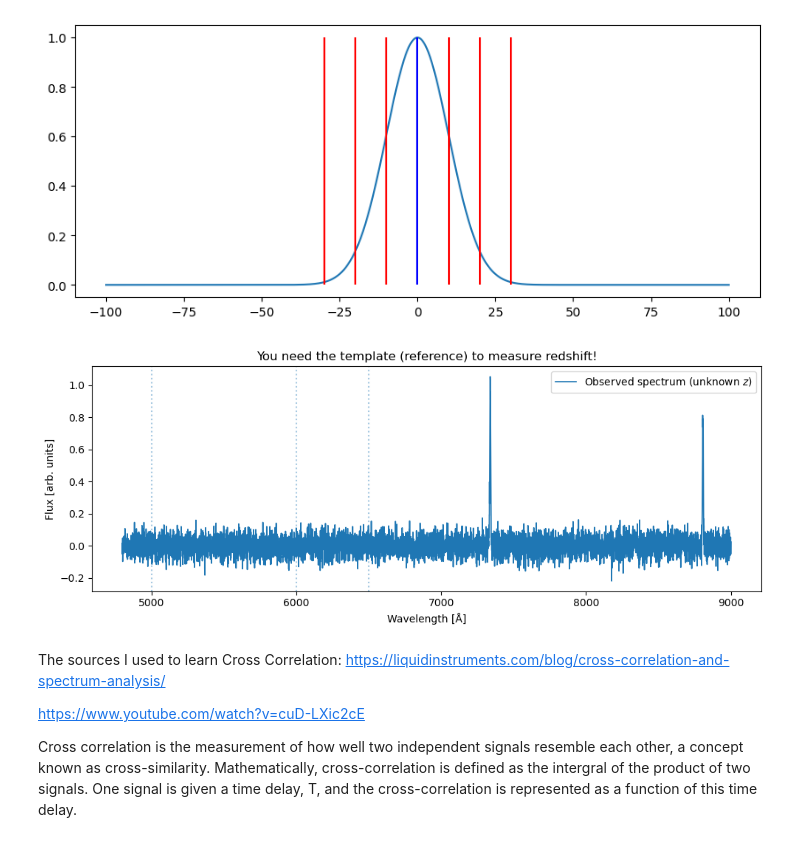
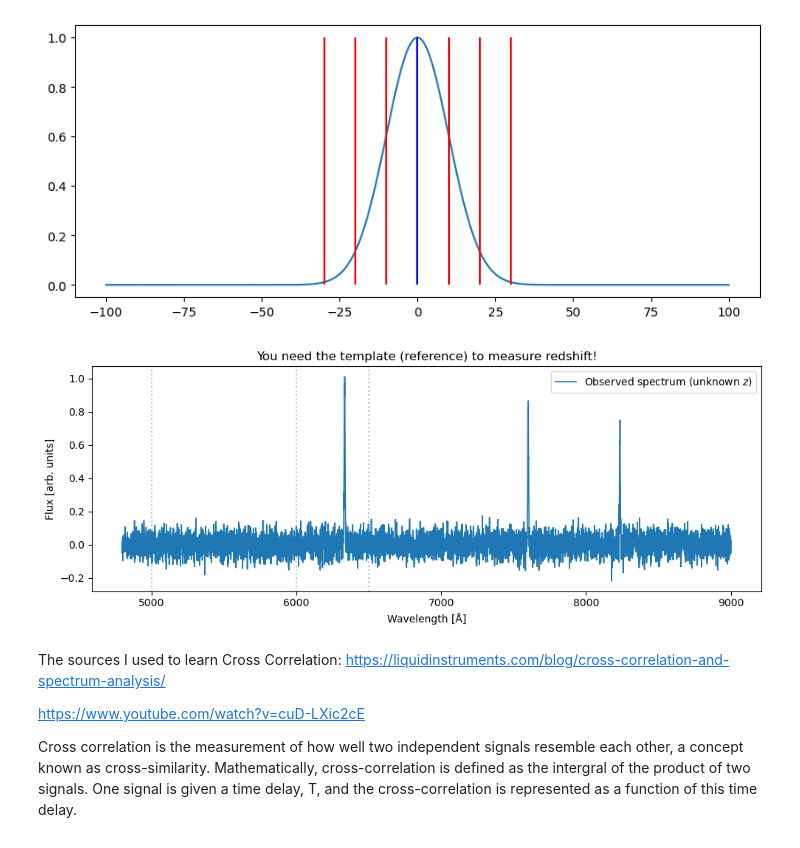
Before and after one commit to ripRoot/Redshift, a Jupyter notebook: BeginningNotes/Redshift-ExampleCrossCorrelation.ipynb, the cells around one changed output. Drawn from its saved outputs; the diff is of its cells as text; code cells hidden in the pictures.

```diff
--- a/BeginningNotes/Redshift-ExampleCrossCorrelation.ipynb
+++ b/BeginningNotes/Redshift-ExampleCrossCorrelation.ipynb
@@ -137,7 +82,7 @@ plt.show()
 # ------------------------------------
 # Apply a redshift to generate “data”
 # ------------------------------------
-z_true = np.random.random()                    # the unknown redshift we’ll try to recover
+z_true = np.random.uniform(0.0, 0.37)              # the unknown redshift we’ll try to recover
 obs_lines = (1.0 + z_true) * rest_lines
 
 observed_flux = np.zeros_like(wl)
@@ -145,34 +90,34 @@ for w0, amp in zip(obs_lines, amps):
     observed_flux += gaussian(wl, w0, amp)
 
 # Add a touch of noise so it looks more realistic
 rng = np.random.default_rng(42)
 observed_flux += 0.05 * rng.normal(size=wl.size)
 
 # ------------------------------------
 # Plot: template vs. observed spectrum
 # ------------------------------------
 
 
 plt.figure(figsize=(10, 4))
 plt.plot(wl, observed_flux, label=f"Observed spectrum (unknown $z$)", linewidth=1.2)
 
     #plt.scatter(peaks, wl[peaks])
 #plt.plot(wl, template_flux, '--', label="Template (rest‑frame)", linewidth=1.2)
 
 # Mark the *rest* wavelengths (dotted) and observed wavelengths (dash‑dot)
 for w_rest, w_obs in zip(rest_lines, obs_lines):
     plt.axvline(w_rest, linestyle=':', alpha=0.4)
     #plt.axvline(w_obs,  linestyle='-.', alpha=0.4)
 
 
 plt.xlabel("Wavelength [Å]")
 plt.ylabel("Flux [arb. units]")
 plt.title("You need the template (reference) to measure redshift!")
 plt.legend()
 plt.tight_layout()
 plt.show()
 # %% [output]
-[figure, old version]
+[figure, new version]
 # %% [markdown]
 The sources I used to learn Cross Correlation:
 https://liquidinstruments.com/blog/cross-correlation-and-spectrum-analysis/
```
Also changed, not shown: parts of 12 cells of this notebook, 1 other file.
